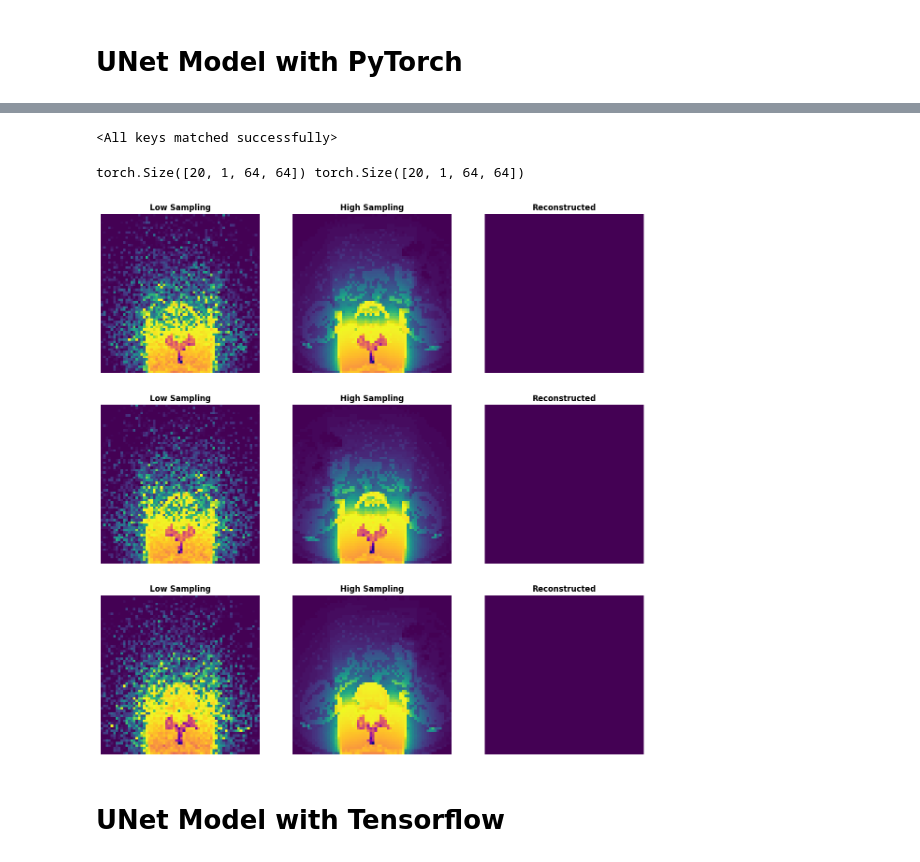
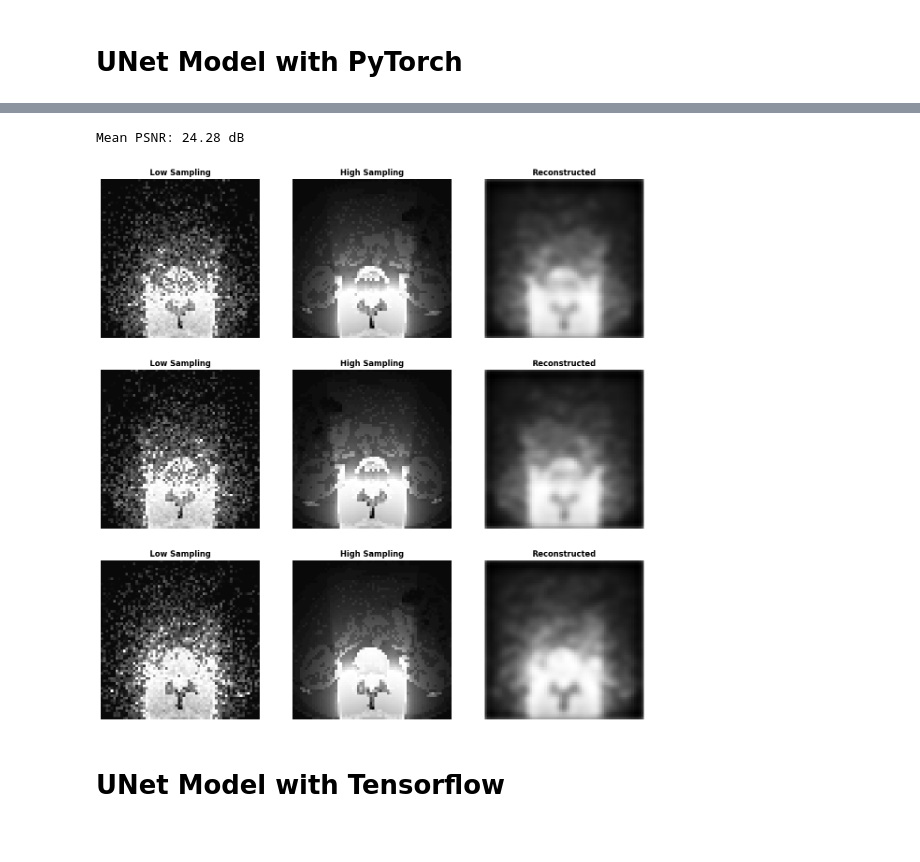
Before and after one commit to dreyze34/projet_S7_radio, a Jupyter notebook: ApplicationsUNet/UNet LS-HS/LS-HS model.ipynb, the cells around one changed output, grey strips where cells are left out. Saved outputs shown, nothing was run; the diff lists cells and outputs as text; code cells hidden in the pictures.

```diff
--- a/ApplicationsUNet/UNet LS-HS/LS-HS model.ipynb
+++ b/ApplicationsUNet/UNet LS-HS/LS-HS model.ipynb
@@ -197,10 +204,10 @@ torch.Size([90, 1, 64, 64])
 # %%
 batch_size = 10
 
-train_dataset = TensorDataset(x_train, y_train)
+train_dataset = TensorDataset(x_train_gray, y_train_gray)
 train_loader = DataLoader(train_dataset, batch_size=batch_size, shuffle=True)
 
-val_dataset = TensorDataset(x_val, y_val)
+val_dataset = TensorDataset(x_val_gray, y_val_gray)
 val_loader = DataLoader(val_dataset, batch_size=batch_size, shuffle=False)
 # %%
 def evaluate_model(model, val_loader, criterion, device):
@@ -233,9 +240,9 @@ device = torch.device("cuda" if torch.cuda.is_available() else "cpu")
 model = UNet().to(device)
 
 criterion = nn.MSELoss()  # Loss pour le débruitage
-optimizer = torch.optim.Adam(model.parameters(), lr=1e-1)
+optimizer = torch.optim.Adam(model.parameters(), lr=1e-3)
 
-num_epochs = 10
+num_epochs = 5
 
 for epoch in range(num_epochs):
     model.train()
@@ -291,37 +298,40 @@ Validation Loss: 0.0087
 Entraînement terminé
-# %%
-model = UNet()
-model.load_state_dict(torch.load(r"ApplicationsUNet\UNet LS-HS\models\UNet.pth"))
-# %% [output]
-<All keys matched successfully>
+# %%
+def calculate_psnr(original, reconstructed, data_range=1.0):
+    mse = np.mean((original - reconstructed) ** 2)
+    if mse == 0:
+        return np.inf
+    psnr = 10*np.log10(data_range**2 / mse)
+    return psnr
 # %%
 model.eval()
 
-print(x_test.shape, y_test.shape)
+with torch.no_grad():
+    y_pred_gray = model(x_test_gray).cpu()
 
-with torch.no_grad():
-    y_pred = model(x_test).cpu()
-
-y_pred = y_pred.squeeze(1).numpy()
-y_test = y_test.squeeze(1).numpy()
+y_pred_gray = y_pred_gray.squeeze(1).numpy()
+y_test_gray = y_test_gray.squeeze(1).numpy()
 
 fig, axes = plt.subplots(3, 3, figsize=(15, 15))
 
 for i in range(3):
-    axes[i, 0].imshow(x_test[i, 0], cmap=newcmp)
+    axes[i, 0].imshow(x_test_gray[i, 0], cmap='gray')
     axes[i, 0].set_title('Low Sampling', fontweight='bold')
     axes[i, 0].axis('off')
 
-    axes[i, 1].imshow(y_test[i], cmap=newcmp)
+    axes[i, 1].imshow(y_test_gray[i], cmap='gray')
     axes[i, 1].set_title('High Sampling', fontweight='bold')
     axes[i, 1].axis('off')
 
-    axes[i, 2].imshow(y_pred[i], cmap=newcmp)
+    axes[i, 2].imshow(y_pred_gray[i], cmap='gray')
     axes[i, 2].set_title('Reconstructed', fontweight='bold')
     axes[i, 2].axis('off')
+
+mean_psnr = np.mean([calculate_psnr(y_test_gray[i], y_pred_gray[i]) for i in range(len(y_test_gray))])
+print(f"Mean PSNR: {mean_psnr:.2f} dB")
 # %% [output]
-torch.Size([20, 1, 64, 64]) torch.Size([20, 1, 64, 64])
+Mean PSNR: 24.28 dB
-[figure, old version]
+[figure, new version]
 # %% [markdown]
 # UNet Model with Tensorflow
 # %%
```
Also changed, not shown: parts of 8 cells of this notebook, 1 other file.
